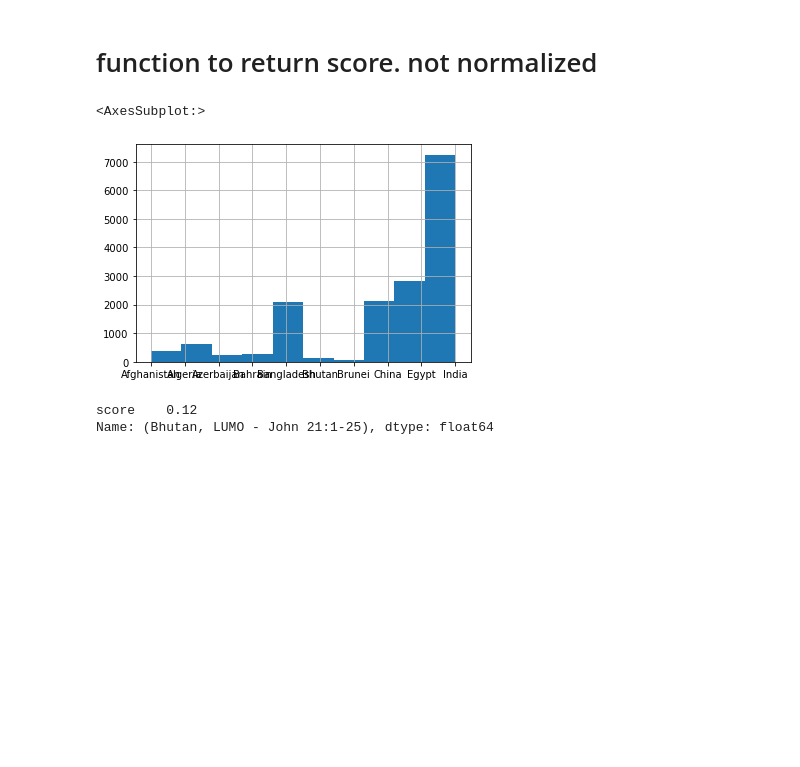
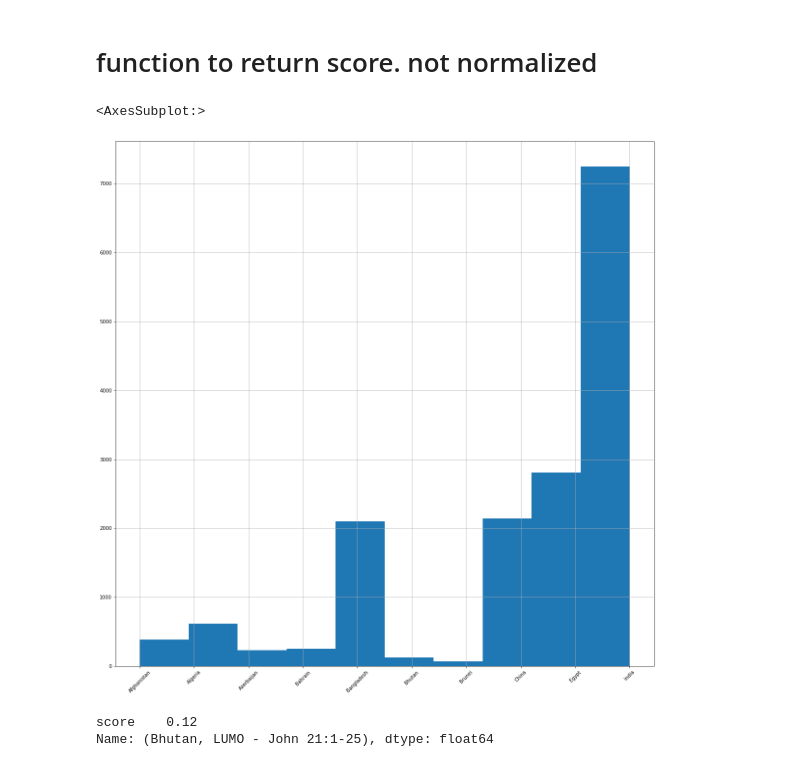
Before and after one commit to dj-betts/jf_project, a Jupyter notebook: recommender_base.ipynb, the cells around one changed output. Drawn from its saved outputs; the diff is of its cells as text; code cells hidden in the pictures; blank space fills up the shorter version.

```diff
--- a/recommender_base.ipynb
+++ b/recommender_base.ipynb
@@ -242,10 +247,10 @@ df['score'] = df.event_name.apply(view_to_rating)
 # %%
 df.drop(['event_name'], axis=1, inplace=True)
 # %%
-df.geo__country.hist()
+df.geo__country.hist(xrot=45, figsize=(20,20))
 # %% [output]
 <AxesSubplot:>
-[figure, old version]
+[figure, new version]
 # %%
 groupby = df.groupby(['geo__country','video_title'])
 # %%
```
Also changed, not shown: parts of 47 cells of this notebook.
